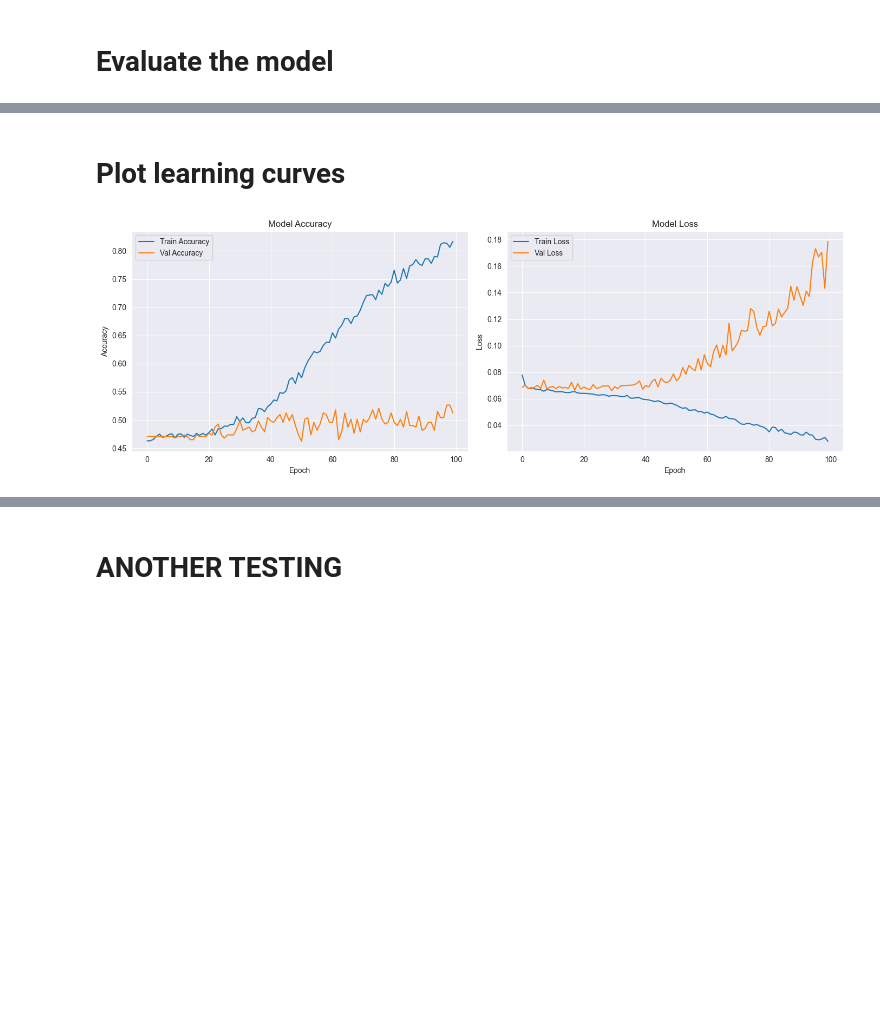
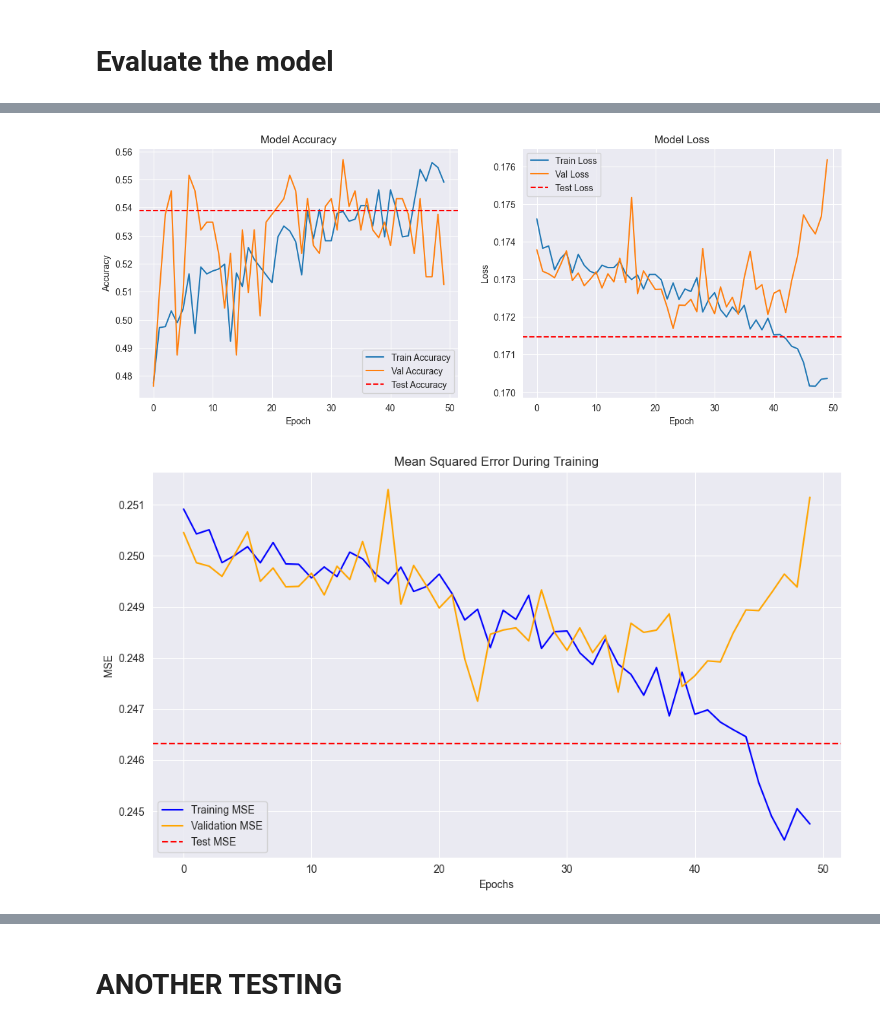
Before and after one commit to riVFerd/next_day_price_prediction, a Jupyter notebook: main-binary.ipynb, the cells around one changed output, grey strips where cells are left out. Saved outputs shown, nothing was run; the diff lists cells and outputs as text; code cells hidden in the pictures; blank space fills up the shorter version.

```diff
--- a/main-binary.ipynb
+++ b/main-binary.ipynb
@@ -224,7 +230,7 @@ df
 # init variable for dataset to be used
 # remove all column except for date and move the close price to y
 df = stock_response.to_dataframe()
-df = df.drop(columns=['open', 'high', 'low', 'volume'])
+# df = df.drop(columns=['open', 'high', 'low', 'volume'])
 
 # Add column for the next day close price
 df['next_day_price_move'] = df['close'].shift(-1)
@@ -377,19 +442,2 @@ plt.show()
 # %% [markdown]
 # Prepare the Data for Training and Testing
-# %%
-# Normalize the data
-from sklearn.preprocessing import StandardScaler
-scaler = StandardScaler()
-
-# Exclude the 'date' and 'next_day_price_move' columns before normalization
-df_features = df[selected_features]
-df_normalized = pd.DataFrame(scaler.fit_transform(df_features), columns=df_features.columns)
-
-# Add the 'date' column back to the normalized DataFrame
-df_normalized.insert(0, 'date', df['date'].values)
-
-# Move 'next_day_price_move' to the last column
-df_normalized['next_day_price_move'] = df['next_day_price_move'].values
-
-
-print(df_normalized.head())
@@ -753,33 +840,46 @@ weighted avg       0.55      0.53      0.53       360
-# %% [markdown]
-# Plot learning curves
 # %%
-import matplotlib.pyplot as plt
+# Assuming `test_loss` and `test_accuracy` are calculated after model evaluation
+test_loss, test_accuracy, test_MSE = model.evaluate(X_test, y_test, verbose=0)
 
-# Plot training & validation accuracy and loss
+# Plot training, validation, and test accuracy and loss
 plt.figure(figsize=(14, 5))
 
 # Accuracy plot
 plt.subplot(1, 2, 1)
 plt.plot(history.history['accuracy'], label='Train Accuracy')
 plt.plot(history.history['val_accuracy'], label='Val Accuracy')
+plt.axhline(y=test_accuracy, color='r', linestyle='--', label='Test Accuracy')
 plt.title('Model Accuracy')
 plt.xlabel('Epoch')
 plt.ylabel('Accuracy')
 plt.legend()
 
 # Loss plot
 plt.subplot(1, 2, 2)
 plt.plot(history.history['loss'], label='Train Loss')
 plt.plot(history.history['val_loss'], label='Val Loss')
+plt.axhline(y=test_loss, color='r', linestyle='--', label='Test Loss')
 plt.title('Model Loss')
 plt.xlabel('Epoch')
 plt.ylabel('Loss')
 plt.legend()
 
+# Plot the MSE
+plt.figure(figsize=(10, 6))
+plt.plot(history.history['mean_squared_error'], label='Training MSE', color='blue')
+plt.plot(history.history['val_mean_squared_error'], label='Validation MSE', color='orange')
+plt.axhline(y=test_MSE, color='r', linestyle='--', label='Test MSE')
+plt.title('Mean Squared Error During Training')
+plt.xlabel('Epochs')
+plt.ylabel('MSE')
+plt.legend()
+plt.grid(True)
+
 plt.tight_layout()
 plt.show()
 # %% [output]
-[figure, old version]
+[figure, new version]
+[figure, added]
 # %%
 import matplotlib.pyplot as plt
 from sklearn.metrics import confusion_matrix, ConfusionMatrixDisplay
```
Also changed, not shown: parts of 42 cells of this notebook, 6 other files.
